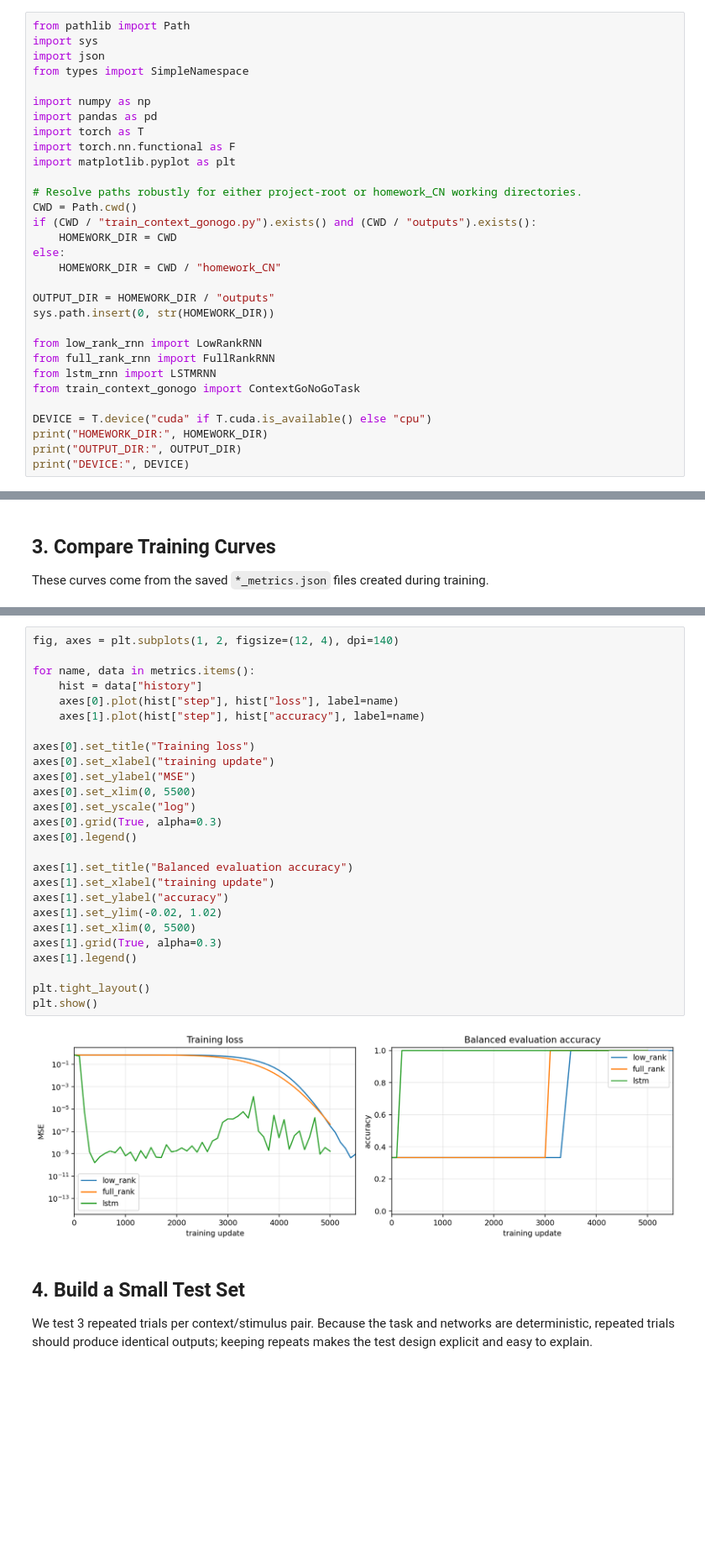
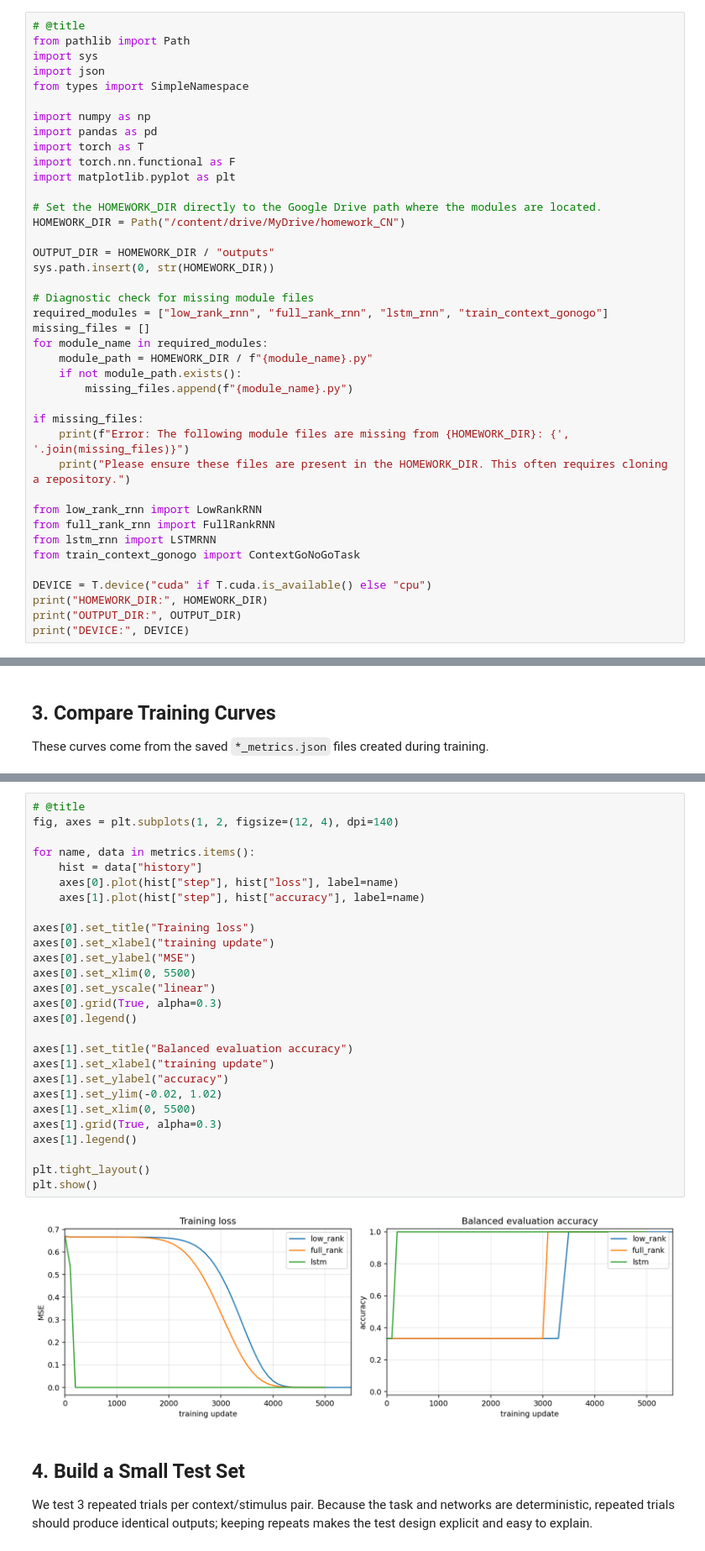
Before and after one commit to utsai/Homework_CN, a Jupyter notebook: homework_CN/compare_trained_networks.ipynb, the cells around one changed output, grey strips where cells are left out. Shown at 84% size. Saved outputs shown, nothing was run; the diff lists cells and outputs as text; blank space fills up the shorter version.

```diff
--- a/homework_CN/compare_trained_networks.ipynb
+++ b/homework_CN/compare_trained_networks.ipynb
@@ -16,4 +93,5 @@ The notebook is written to run either from the project root or from inside `home
 # %%
+# @title
 from pathlib import Path
 import sys
 import json
@@ -25,15 +103,23 @@ import torch as T
 import torch.nn.functional as F
 import matplotlib.pyplot as plt
 
-# Resolve paths robustly for either project-root or homework_CN working directories.
-CWD = Path.cwd()
-if (CWD / "train_context_gonogo.py").exists() and (CWD / "outputs").exists():
-    HOMEWORK_DIR = CWD
-else:
-    HOMEWORK_DIR = CWD / "homework_CN"
+# Set the HOMEWORK_DIR directly to the Google Drive path where the modules are located.
+HOMEWORK_DIR = Path("/content/drive/MyDrive/homework_CN")
 
 OUTPUT_DIR = HOMEWORK_DIR / "outputs"
 sys.path.insert(0, str(HOMEWORK_DIR))
+
+# Diagnostic check for missing module files
+required_modules = ["low_rank_rnn", "full_rank_rnn", "lstm_rnn", "train_context_gonogo"]
+missing_files = []
+for module_name in required_modules:
+    module_path = HOMEWORK_DIR / f"{module_name}.py"
+    if not module_path.exists():
+        missing_files.append(f"{module_name}.py")
+
+if missing_files:
+    print(f"Error: The following module files are missing from {HOMEWORK_DIR}: {', '.join(missing_files)}")
+    print("Please ensure these files are present in the HOMEWORK_DIR. This often requires cloning a repository.")
 
 from low_rank_rnn import LowRankRNN
 from full_rank_rnn import FullRankRNN
@@ -124,33 +211,34 @@ summary_df
 | 1 | full_rank | 5000 | 256 | NaN | 4 | 1.0 | 4.249175e-07 |
 | 2 | lstm | 5000 | 256 | NaN | 4 | 1.0 | 6.766134e-10 |
 # %%
+# @title
 fig, axes = plt.subplots(1, 2, figsize=(12, 4), dpi=140)
 
 for name, data in metrics.items():
     hist = data["history"]
     axes[0].plot(hist["step"], hist["loss"], label=name)
     axes[1].plot(hist["step"], hist["accuracy"], label=name)
 
 axes[0].set_title("Training loss")
 axes[0].set_xlabel("training update")
 axes[0].set_ylabel("MSE")
 axes[0].set_xlim(0, 5500)
-axes[0].set_yscale("log")
+axes[0].set_yscale("linear")
 axes[0].grid(True, alpha=0.3)
 axes[0].legend()
 
 axes[1].set_title("Balanced evaluation accuracy")
 axes[1].set_xlabel("training update")
 axes[1].set_ylabel("accuracy")
 axes[1].set_ylim(-0.02, 1.02)
 axes[1].set_xlim(0, 5500)
 axes[1].grid(True, alpha=0.3)
 axes[1].legend()
 
 plt.tight_layout()
 plt.show()
 # %% [output]
-[figure, old version]
+[figure, new version]
 # %% [markdown]
 ## 4. Build a Small Test Set
 
```
Also changed, not shown: parts of 48 cells of this notebook.
